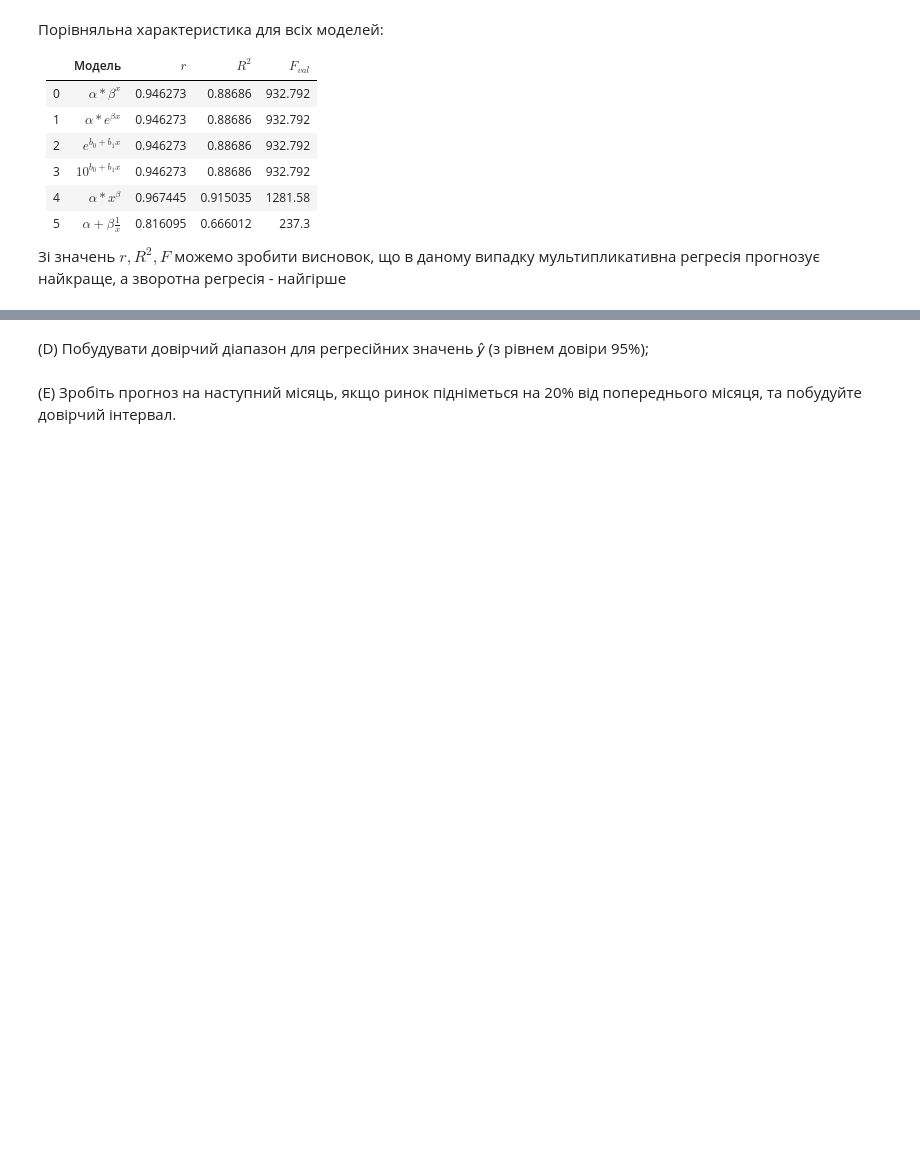
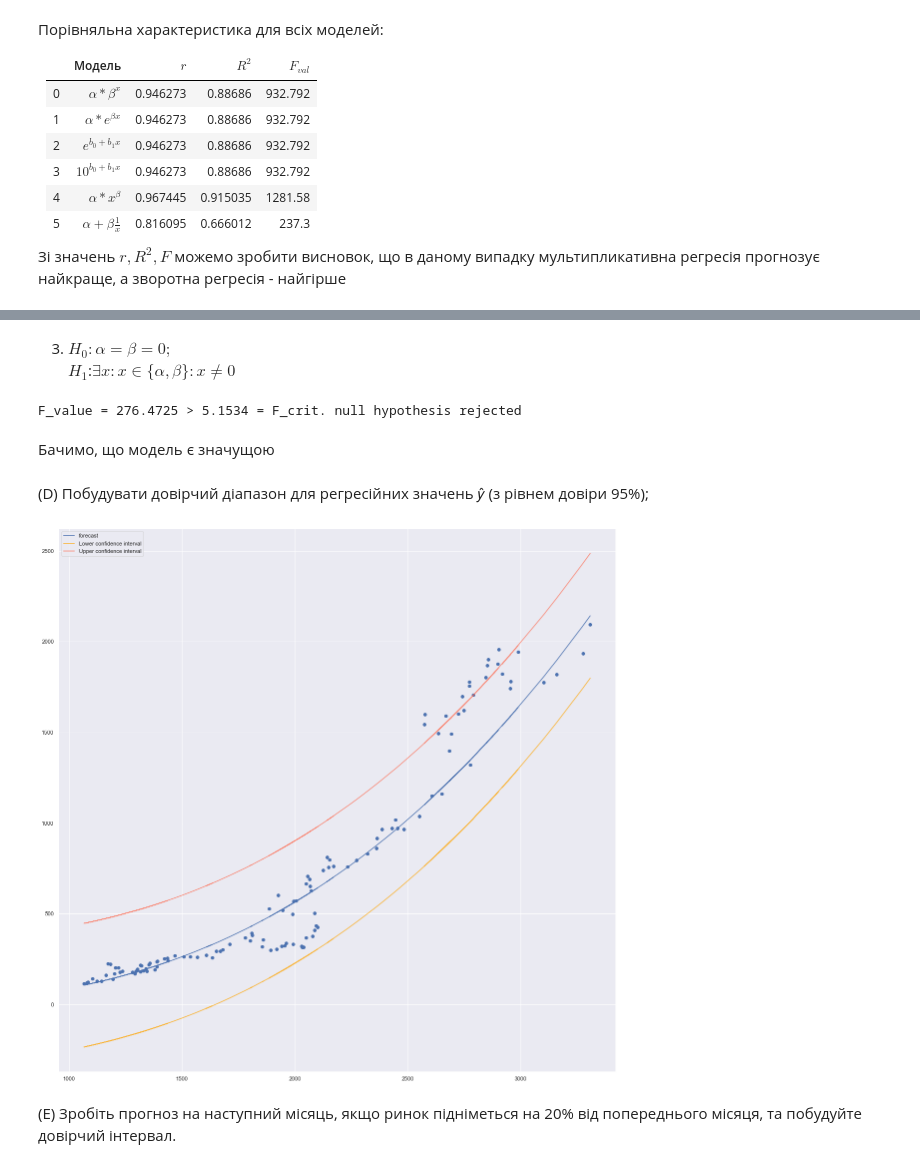
Before and after one commit to EddieKro/Econometrics, a Jupyter notebook: notebooks/Econometrics_Lab2.ipynb, the cells around one changed output, grey strips where cells are left out. Cells and saved outputs as stored; diff of their text form; code cells hidden in the pictures; blank space fills up the shorter version.

```diff
--- a/notebooks/Econometrics_Lab2.ipynb
+++ b/notebooks/Econometrics_Lab2.ipynb
@@ -179,16 +215,18 @@ model characteristics:
 
 * Мультипликативна регресія: $ y = \alpha*x^\beta \Leftrightarrow log(y)=log(\alpha) + log(x)*\beta$
 # %%
-ols_model = OLS().fit(np.log(X),np.log(y))
-b0,b1 = ols_model.coef_()
+ols_model_multiplicative = OLS().fit(np.log(X),np.log(y))
+b0,b1 = ols_model_multiplicative.coef_()
 alpha,beta = np.exp(b0),b1
 
-y_hat = multiplicative(X,alpha,beta)
+y_hat_multiplicative = multiplicative(X,alpha,beta)
 plt.scatter(X,y)
-plt.plot(X,y_hat)
-r,r_sq,f_val = pearsonr(y,y_hat)[0],r2_score(y,y_hat),OLS.f_statistic(y,y_hat)
+plt.plot(X,y_hat_multiplicative)
+r,r_sq,f_val = pearsonr(y,y_hat_multiplicative)[0],r2_score(y,y_hat_multiplicative),OLS.f_statistic(y,y_hat_multiplicative)
 data_dicts.append({'Модель':'$\alpha*x^{\beta}$','$r$':r,'$R^2$':r_sq,'$F_{val}$':f_val})
 print(f'model coefficients: \n\talpha={alpha:.10f}, beta={beta:.4f}\nmodel characteristics: \n\tr={r:.4f},R^2={r_sq:.4f},F={f_val:.4f}')
+
+mr_alpha,mr_beta = alpha,beta
 # %% [output]
 model coefficients:
         alpha=0.0000010009, beta=2.6510
@@ -234,0 +271,3 @@ x = pd.DataFrame.from_records(data_dicts)
+# %%
+print(f'Розглядаємо мультипликативну модель з параметрами alpha={mr_alpha:.8f}, beta={mr_beta:.4f}')
+sp_dict = OLS().calculate_sp(X,y,y_hat_multiplicative)
@@ -261,5 +310,33 @@ Warnings:
+# %% [markdown]
+3. $H_0:\alpha=\beta=0;$ <br>
+$H_1$:$\exists x: x\in\{\alpha,\beta\}: x\neq0$
+# %%
+f_value = F_val(y,y_hat_multiplicative)
+f_critical = stats.f.ppf(q=1-0.025,dfn=1, dfd=X.shape[0]-2)
+
+sign,msg = evaluate_hypothesis(f_value,f_critical)
+
+print(f'F_value = {f_value:.4f} {sign} {f_critical:.4f} = F_crit. {msg}')
+# %% [output]
+F_value = 276.4725 > 5.1534 = F_crit. null hypothesis rejected
+# %% [markdown]
+Бачимо, що модель є значущою
 # %% [markdown]
 (D) Побудувати довірчий діапазон для регресійних значень 𝑦̂ (з рівнем довіри 95%);
+# %%
+l,u =calculate_conf_int(y_hat_multiplicative,sp_dict,'y_pred',1.96)
+# %%
+plt.figure(figsize=(20,20))
+
+plt.plot(X,y_hat_multiplicative,label='forecast')
+plt.scatter(X,y)
+
+plt.plot(X, l,alpha=0.8,color='orange',label='Lower confidence interval')
+plt.plot(X, u,alpha=0.75,c='tomato',label='Upper confidence interval')
+# plt.fill_between(snp_test_data.Price,forecast_ci['low'],forecast_ci['high'],alpha=0.2)
+plt.legend();
+# %% [output]
+[figure, added]
 # %% [markdown]
 (E) Зробіть прогноз на наступний місяць, якщо ринок підніметься на 20% від попереднього
 місяця, та побудуйте довірчий інтервал.
```
Also changed, not shown: parts of 9 cells of this notebook, 2 other files.
